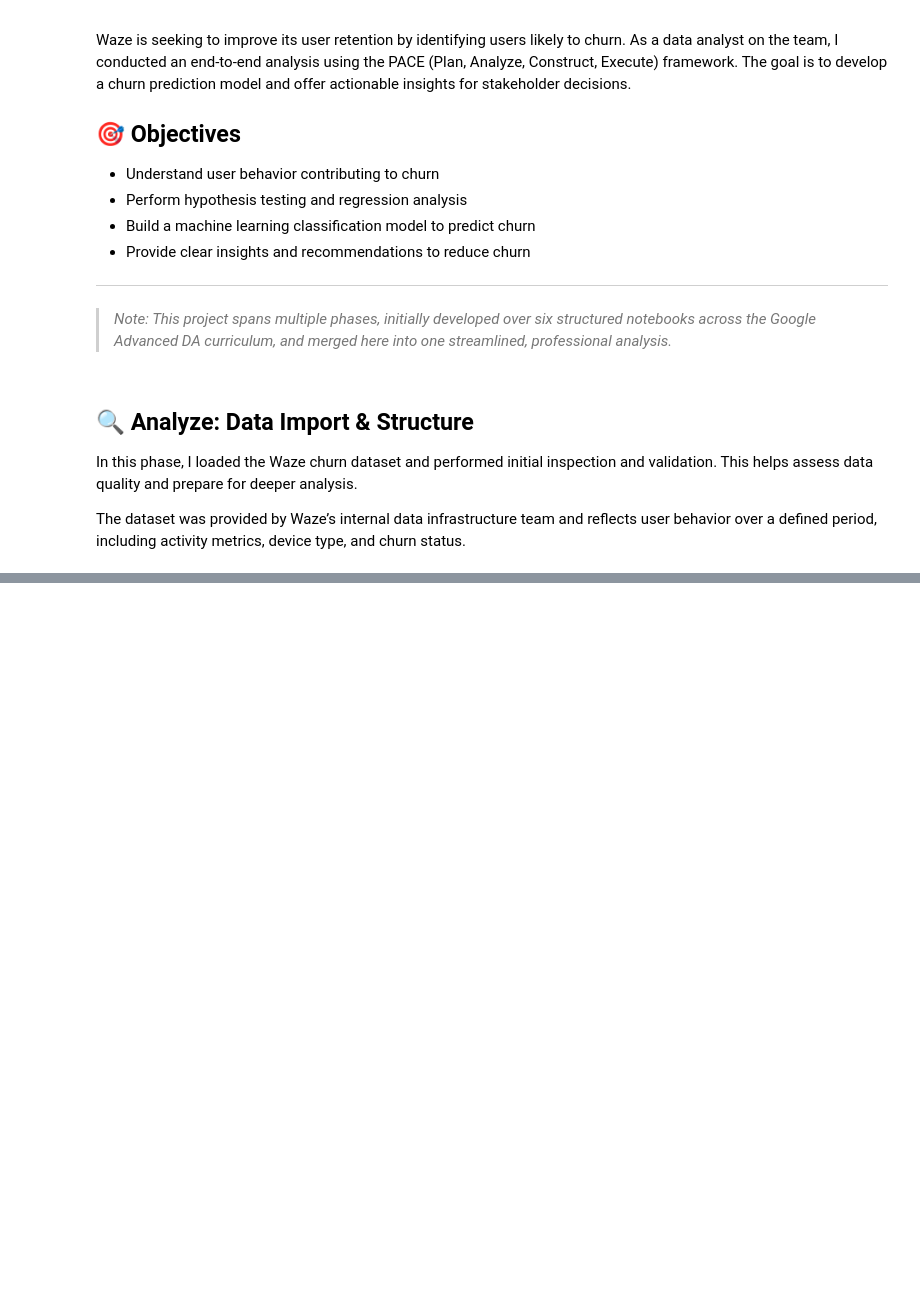
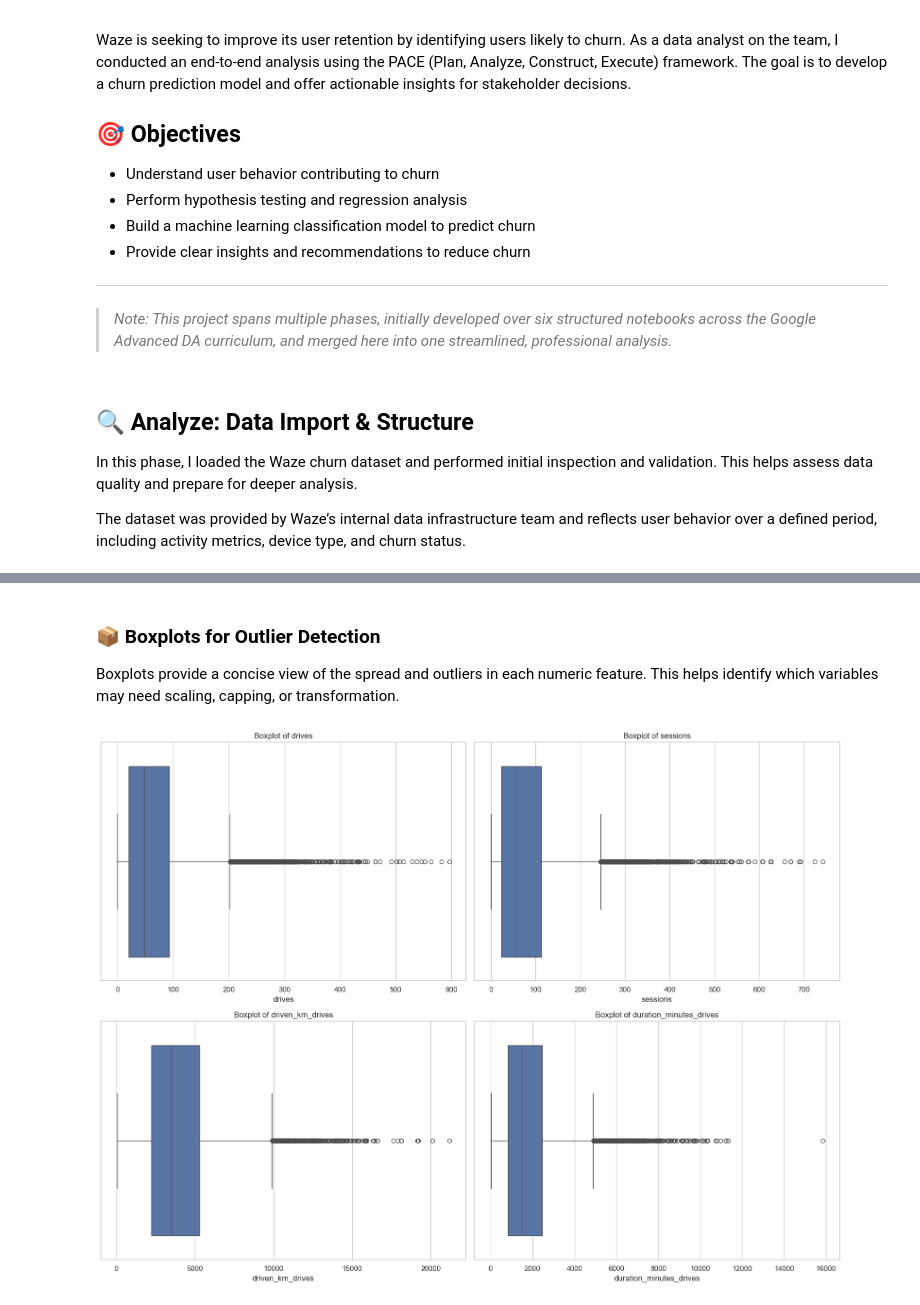
Before and after one commit to venugvis/waze-customer-churn, a Jupyter notebook: notebooks/waze_churn_final.ipynb, the cells around one changed output, grey strips where cells are left out. Cells and saved outputs as stored; diff of their text form; code cells hidden in the pictures; blank space fills up the shorter version.

```diff
--- a/notebooks/waze_churn_final.ipynb
+++ b/notebooks/waze_churn_final.ipynb
@@ -30,0 +131,18 @@ The dataset was provided by Waze’s internal data infrastructure team and refle
+# %% [markdown]
+### 📦 Boxplots for Outlier Detection
+
+Boxplots provide a concise view of the spread and outliers in each numeric feature. This helps identify which variables may need scaling, capping, or transformation.
+# %%
+plt.figure(figsize = (16, 12))
+columns = ['drives', 'sessions', 'driven_km_drives', 'duration_minutes_drives']
+
+for i, col in enumerate(columns):
+    plt.subplot(2, 2, i+1)
+    sns.boxplot(data = df, x = col)
+    plt.title(f'Boxplot of {col}')
+    plt.xlabel(col)
+
+plt.tight_layout()
+plt.show()
+# %% [output]
+[figure, added]
```
Also changed, not shown: parts of 41 cells of this notebook.
